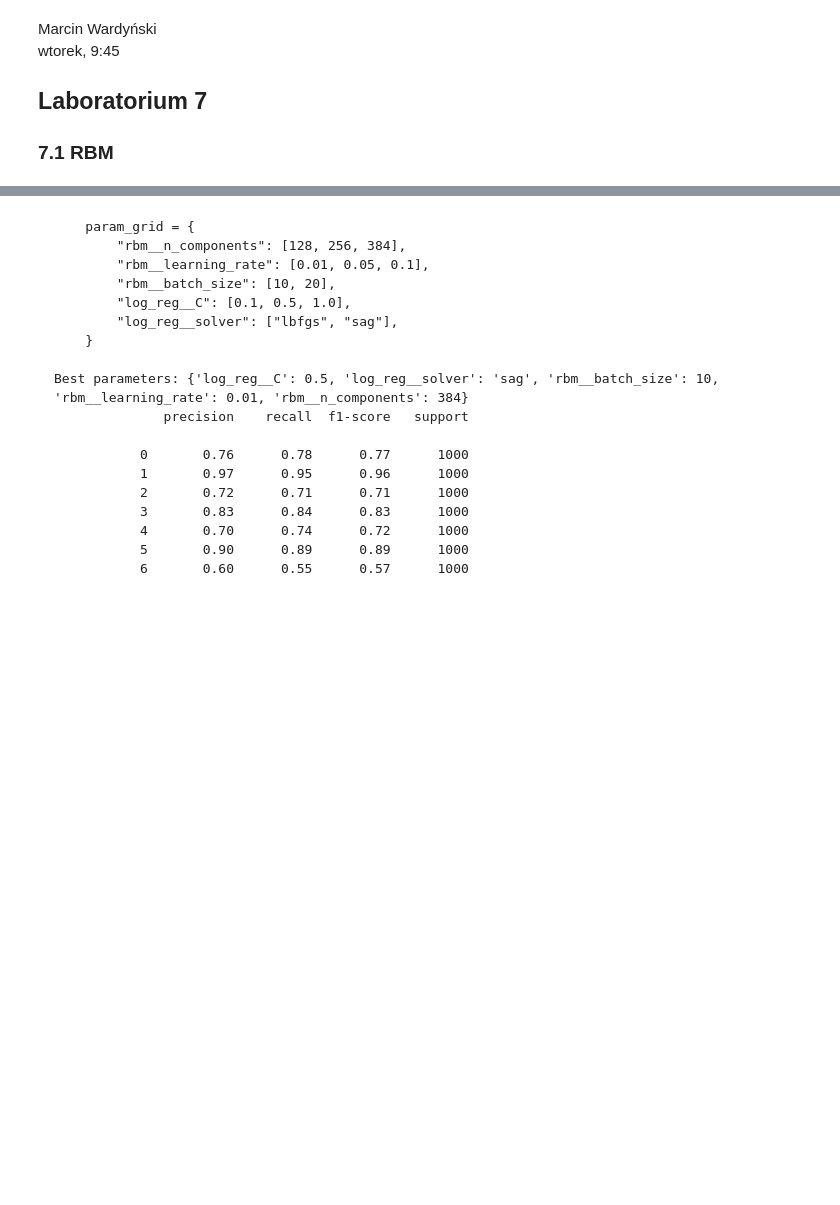
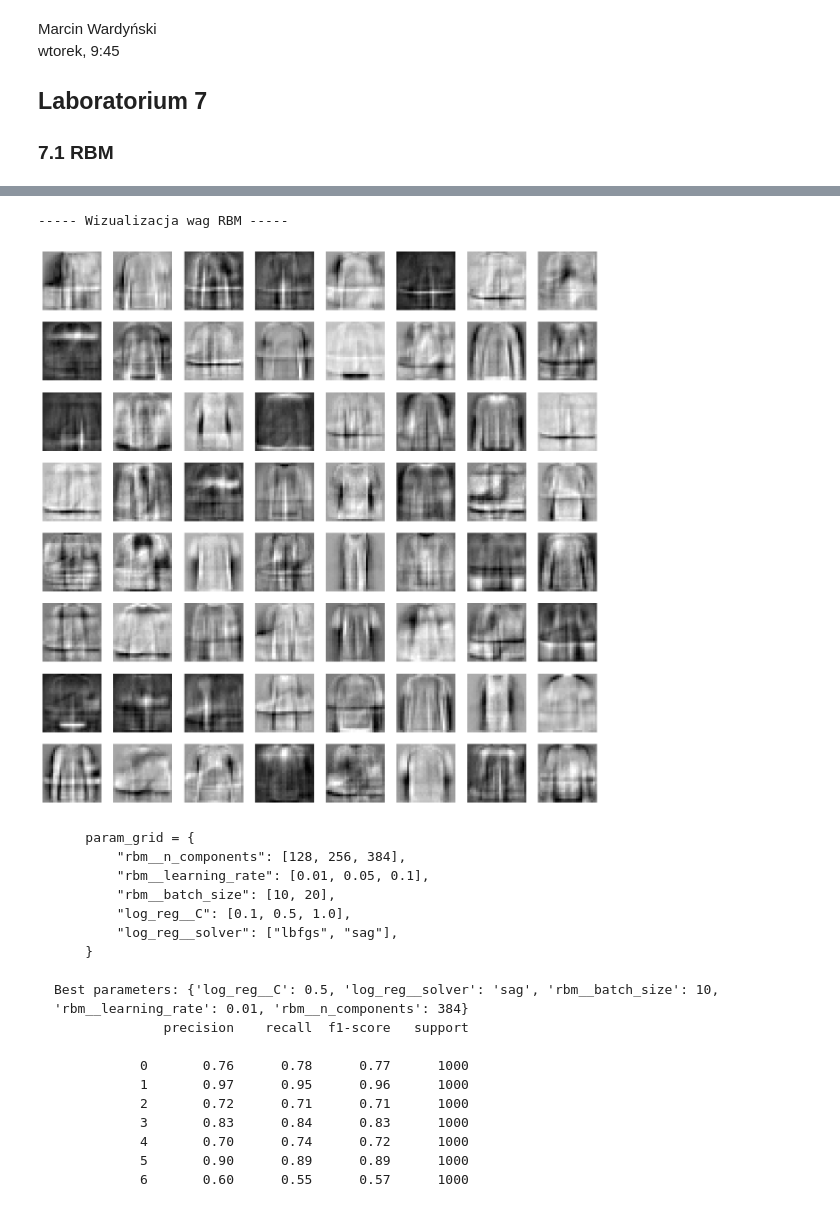
Before and after one commit to mwardynski/machine-learning, a Jupyter notebook: lab7/lab7_1.ipynb, the cells around one changed output, grey strips where cells are left out. Cells and saved outputs as stored; diff of their text form; code cells hidden in the pictures; blank space fills up the shorter version.

````diff
--- a/lab7/lab7_1.ipynb
+++ b/lab7/lab7_1.ipynb
@@ -293,3 +234,10 @@ weighted avg       0.82      0.82      0.82     10000
+# %%
+print("\n\n----- Wizualizacja wag RBM -----\n\n")
+rbm = BernoulliRBM(n_components=64, learning_rate=0.01, batch_size=10, random_state=seed)
+viz_weights(rbm, X_train, y_train)
+# %% [output]
+----- Wizualizacja wag RBM -----
+[figure, added]
 # %% [markdown]
 ```
     param_grid = {
````
Also changed, not shown: parts of 34 cells of this notebook, 3 other files.
